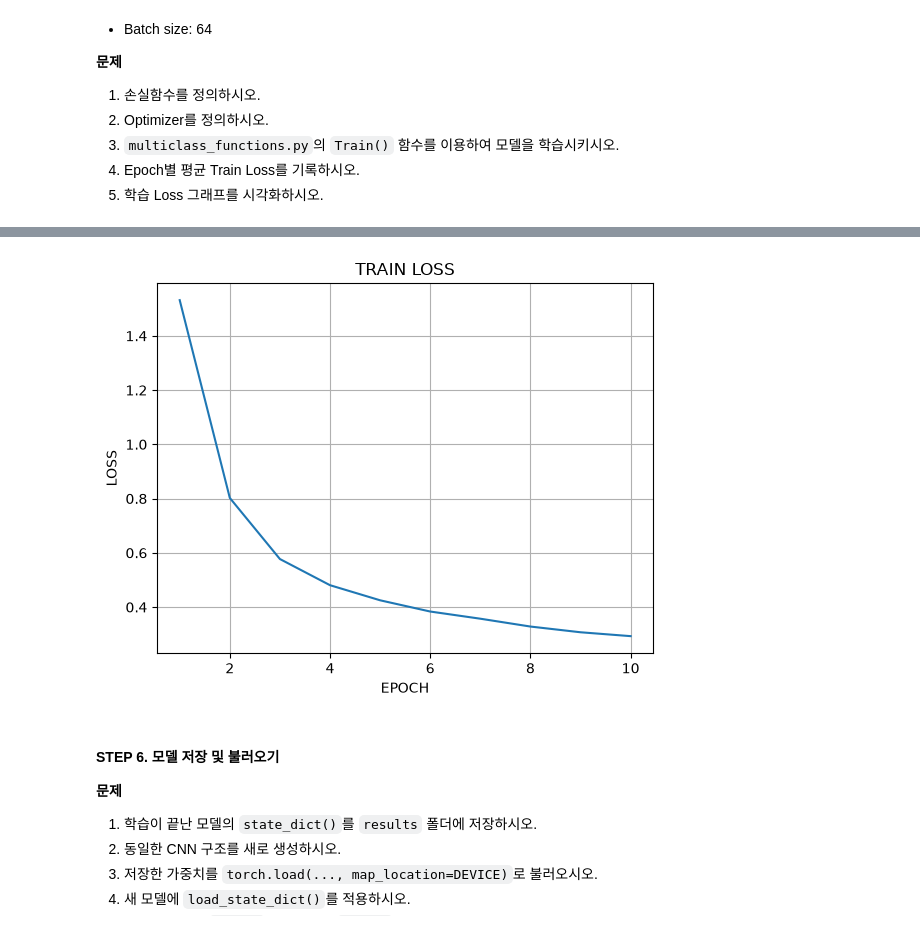
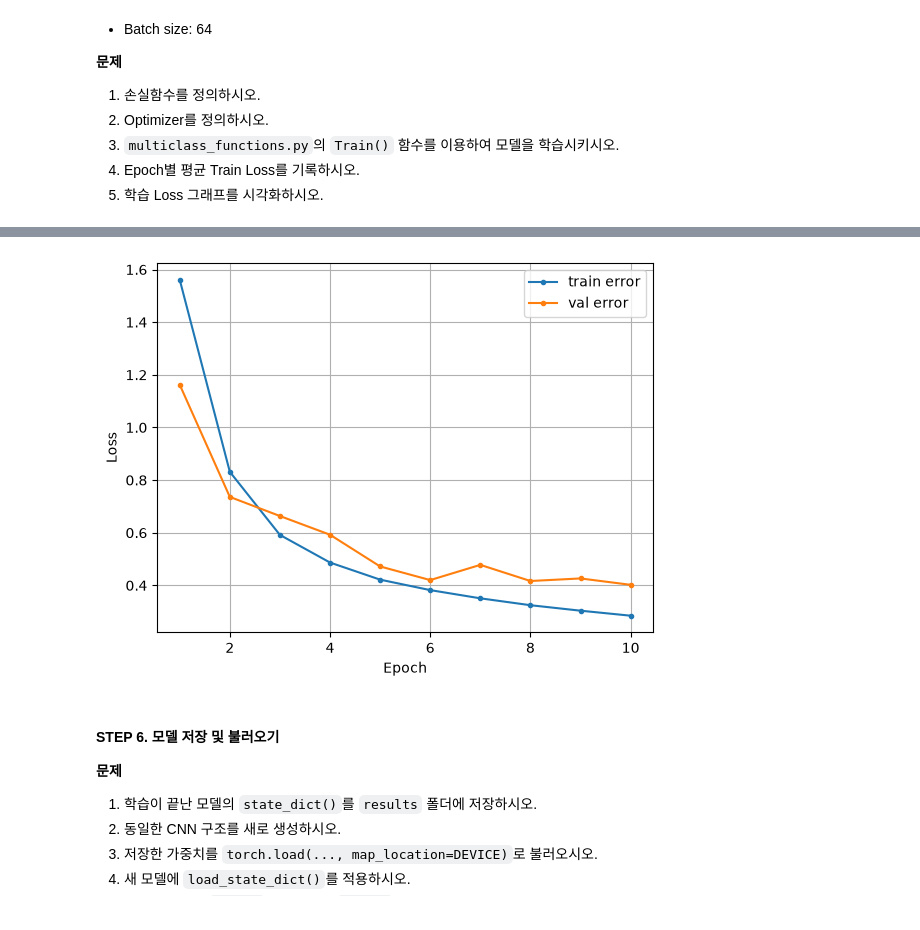
Before and after one commit to TemplariParu/PyTorch, a Jupyter notebook: 05.CNN/CNN_SVHN.ipynb, the cells around one changed output, grey strips where cells are left out. Drawn from its saved outputs; the diff is of its cells as text; code cells hidden in the pictures.

```diff
--- a/05.CNN/CNN_SVHN.ipynb
+++ b/05.CNN/CNN_SVHN.ipynb
@@ -283,7 +283,11 @@ Output  : torch.Size([64, 10])
 5. 학습 Loss 그래프를 시각화하시오.
 # %%
 def train(dataloader, model, loss_fn, optimizer, device):
-    num_batches = len(train_DL.dataset)
+
+    size = len(dataloader.dataset)
+
+    model.train()
+    rloss = 0
 
     for x_train_ts, y_train_ts in dataloader:
         x, y = x_train_ts.to(device), y_train_ts.to(device)
@@ -297,7 +301,9 @@ def train(dataloader, model, loss_fn, optimizer, device):
 
         loss_b = loss.item() * x.shape[0]
         rloss += loss_b
-    loss_e = rloss/ num_batches
+
+    loss_e = rloss / size
+
     return loss_e
 # %%
 def evaluate(dataloader, model, loss_fn, device):
@@ -324,7 +330,7 @@ tr_loss_list, val_loss_list = [], []
 if new_model_train:
     for ep in range(EPOCH):
         tr_loss = train(train_DL, model, criterion, optimizer, device)
-        val_loss = evaluate(val_DL, model, criterion, device)
+        val_loss, _ = evaluate(val_DL, model, criterion, device)
         tr_loss_list.append(tr_loss)
         val_loss_list.append(val_loss)
         print(f'Ep {ep+1}, TL {tr_loss:.4f}, VL {val_loss:.4f}')
@@ -355,4 +351,4 @@ Epoch : 10, train loss : 0.293
-[figure, old version]
+[figure, new version]
 # %% [markdown]
 #### STEP 6. 모델 저장 및 불러오기
 
```
Also changed, not shown: parts of 16 cells of this notebook, 1 other file.
